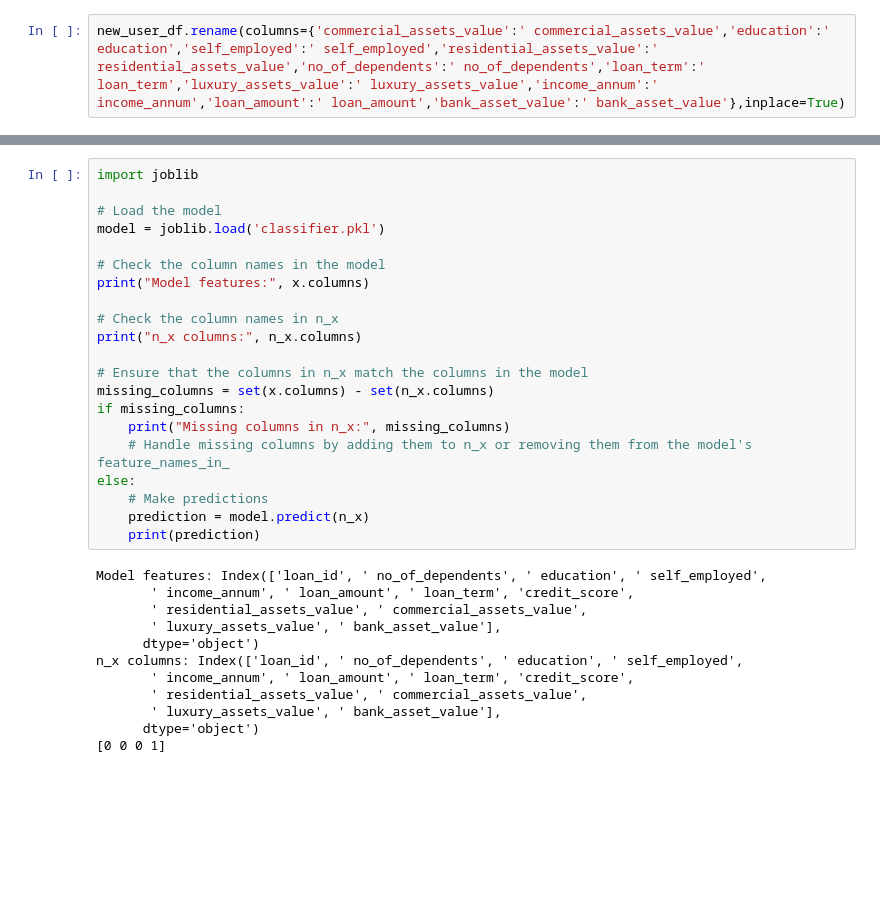
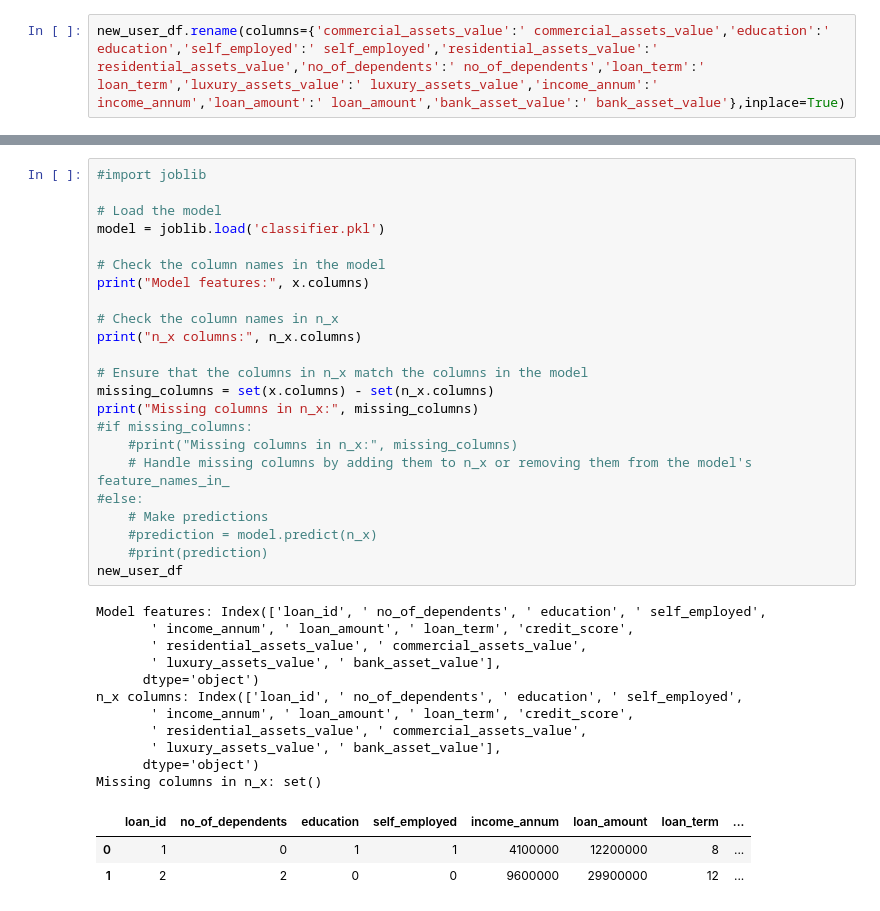
Before and after one commit to mwend-a/Loan_Guard, a Jupyter notebook: Untitled-1.ipynb, the cells around one changed output, grey strips where cells are left out. Cells and saved outputs as stored; diff of their text form; blank space fills up the shorter version.

```diff
--- a/Untitled-1.ipynb
+++ b/Untitled-1.ipynb
@@ -416,36 +403,41 @@ n_x
 # %%
-import joblib
+#import joblib
 
 # Load the model
 model = joblib.load('classifier.pkl')
 
 # Check the column names in the model
 print("Model features:", x.columns)
 
 # Check the column names in n_x
 print("n_x columns:", n_x.columns)
 
 # Ensure that the columns in n_x match the columns in the model
 missing_columns = set(x.columns) - set(n_x.columns)
-if missing_columns:
-    print("Missing columns in n_x:", missing_columns)
+print("Missing columns in n_x:", missing_columns)
+#if missing_columns:
+    #print("Missing columns in n_x:", missing_columns)
     # Handle missing columns by adding them to n_x or removing them from the model's feature_names_in_
-else:
+#else:
     # Make predictions
-    prediction = model.predict(n_x)
-    print(prediction)
+    #prediction = model.predict(n_x)
+    #print(prediction)
+new_user_df
 # %% [output]
 Model features: Index(['loan_id', ' no_of_dependents', ' education', ' self_employed',
        ' income_annum', ' loan_amount', ' loan_term', 'credit_score',
        ' residential_assets_value', ' commercial_assets_value',
        ' luxury_assets_value', ' bank_asset_value'],
       dtype='object')
 n_x columns: Index(['loan_id', ' no_of_dependents', ' education', ' self_employed',
        ' income_annum', ' loan_amount', ' loan_term', 'credit_score',
        ' residential_assets_value', ' commercial_assets_value',
        ' luxury_assets_value', ' bank_asset_value'],
       dtype='object')
-[0 0 0 1]
+Missing columns in n_x: set()
+|  | loan_id | no_of_dependents | education | self_employed | income_annum | loan_amount | loan_term | ... |
+| 0 | 1 | 0 | 1 | 1 | 4100000 | 12200000 | 8 | ... |
+| 1 | 2 | 2 | 0 | 0 | 9600000 | 29900000 | 12 | ... |
 # %%
 model = joblib.load('classifier.pkl')
 prediction = model.predict(n_x)
```
Also changed, not shown: parts of 8 cells of this notebook, 3 other files.
